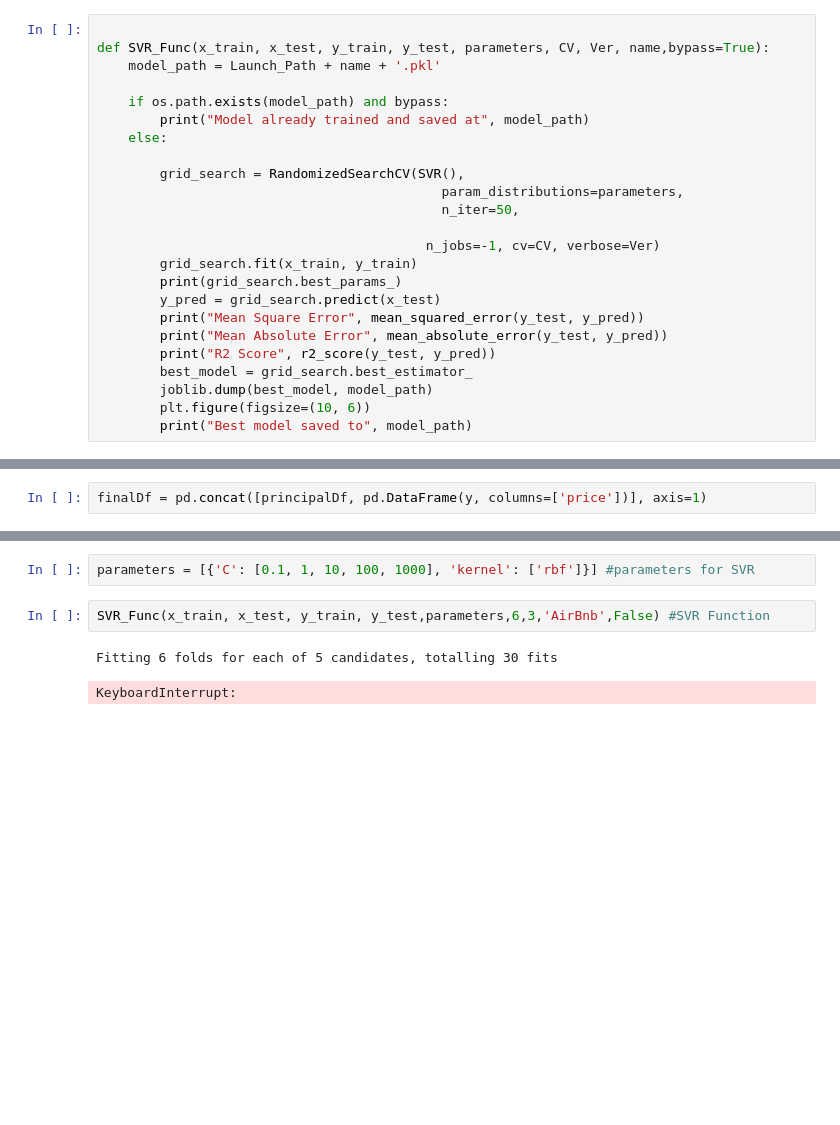
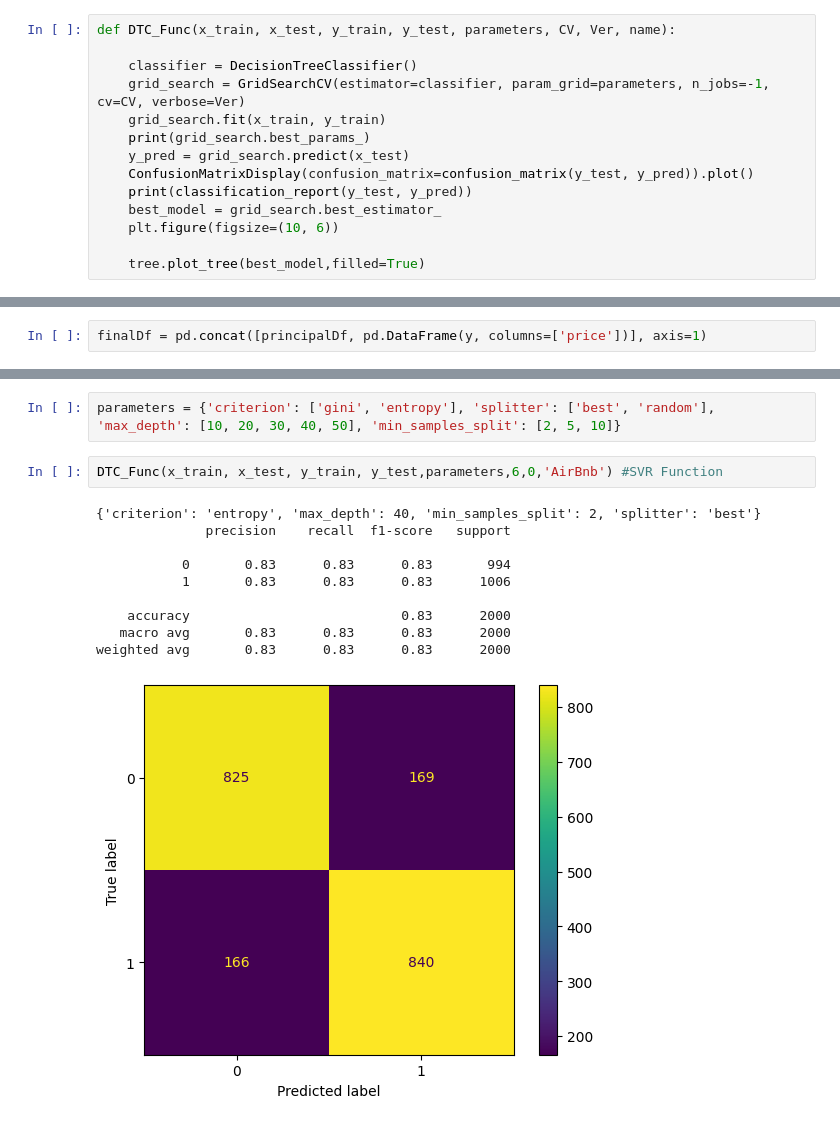
Before and after one commit to MrArthor/Big_Data_Analysis_Learning, a Jupyter notebook: Practical_Machine_Learning/Lab_Work/Basic_Implementations/Fun.ipynb, the cells around one changed output, grey strips where cells are left out. Drawn from its saved outputs; the diff is of its cells as text; blank space fills up the shorter version.

```diff
--- a/Practical_Machine_Learning/Lab_Work/Basic_Implementations/Fun.ipynb
+++ b/Practical_Machine_Learning/Lab_Work/Basic_Implementations/Fun.ipynb
@@ -82,26 +83,16 @@ base_path= '/home/mr-arthor/Desktop/CDAC/Practical_Machine_Learning/Lab_Work/Dat
 Launch_Path= 'Models/'
 os.makedirs(Launch_Path, exist_ok=True)
 # %%
+def DTC_Func(x_train, x_test, y_train, y_test, parameters, CV, Ver, name):
 
-def SVR_Func(x_train, x_test, y_train, y_test, parameters, CV, Ver, name,bypass=True):
-    model_path = Launch_Path + name + '.pkl'
+    classifier = DecisionTreeClassifier()
+    grid_search = GridSearchCV(estimator=classifier, param_grid=parameters, n_jobs=-1, cv=CV, verbose=Ver)
+    grid_search.fit(x_train, y_train)
+    print(grid_search.best_params_)
+    y_pred = grid_search.predict(x_test)
+    ConfusionMatrixDisplay(confusion_matrix=confusion_matrix(y_test, y_pred)).plot()
+    print(classification_report(y_test, y_pred))
+    best_model = grid_search.best_estimator_
+    plt.figure(figsize=(10, 6))
 
-    if os.path.exists(model_path) and bypass:
-        print("Model already trained and saved at", model_path)
-    else:
-
-        grid_search = RandomizedSearchCV(SVR(),
-                                            param_distributions=parameters,
-                                            n_iter=50,
-
-                                          n_jobs=-1, cv=CV, verbose=Ver)
-        grid_search.fit(x_train, y_train)
-        print(grid_search.best_params_)
-        y_pred = grid_search.predict(x_test)
-        print("Mean Square Error", mean_squared_error(y_test, y_pred))
-        print("Mean Absolute Error", mean_absolute_error(y_test, y_pred))
-        print("R2 Score", r2_score(y_test, y_pred))
-        best_model = grid_search.best_estimator_
-        joblib.dump(best_model, model_path)
-        plt.figure(figsize=(10, 6))
-        print("Best model saved to", model_path)
+    tree.plot_tree(best_model,filled=True)
@@ -171,7 +142,15 @@ dtype: int64
-# %%
-parameters = [{'C': [0.1, 1, 10, 100, 1000], 'kernel': ['rbf']}] #parameters for SVR
+# %%
+parameters = {'criterion': ['gini', 'entropy'], 'splitter': ['best', 'random'], 'max_depth': [10, 20, 30, 40, 50], 'min_samples_split': [2, 5, 10]}
 # %%
-SVR_Func(x_train, x_test, y_train, y_test,parameters,6,3,'AirBnb',False) #SVR Function
+DTC_Func(x_train, x_test, y_train, y_test,parameters,6,0,'AirBnb') #SVR Function
 # %% [output]
-Fitting 6 folds for each of 5 candidates, totalling 30 fits
+{'criterion': 'entropy', 'max_depth': 40, 'min_samples_split': 2, 'splitter': 'best'}
+              precision    recall  f1-score   support
+
+           0       0.83      0.83      0.83       994
+           1       0.83      0.83      0.83      1006
+
+    accuracy                           0.83      2000
+   macro avg       0.83      0.83      0.83      2000
+weighted avg       0.83      0.83      0.83      2000
-KeyboardInterrupt:
+[figure, added]
```
Also changed, not shown: parts of 13 cells of this notebook, 16 other files.
